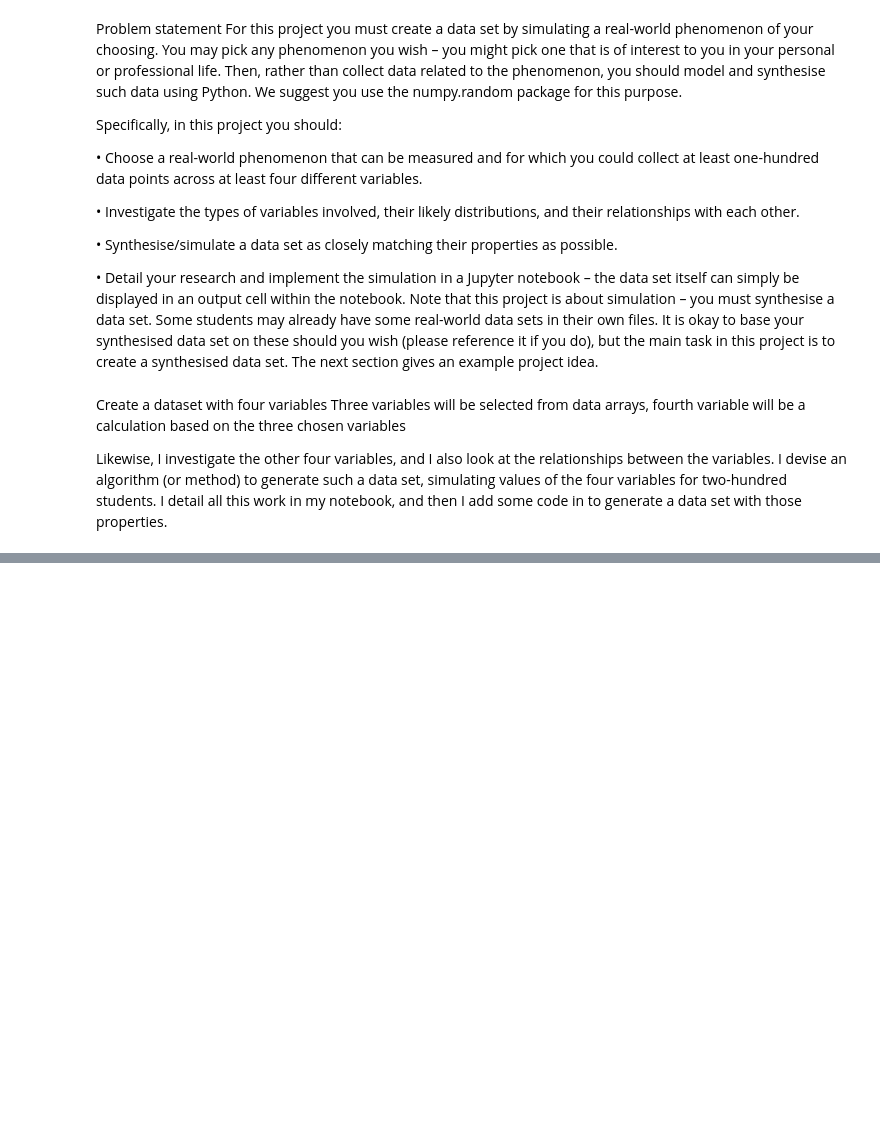
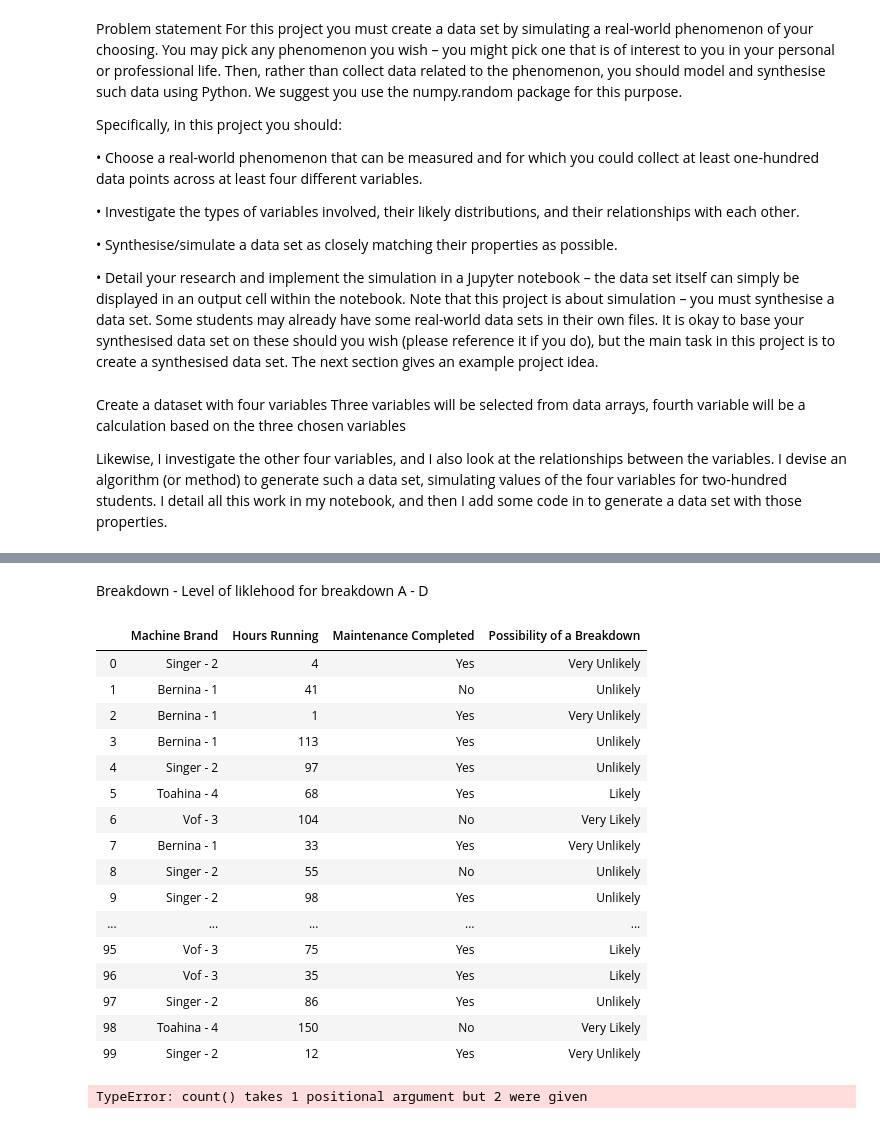
Before and after one commit to colmhiggs11/ProgrammingforDA-Project, a Jupyter notebook: ProForDA - Project.ipynb, the cells around one changed output, grey strips where cells are left out. Saved outputs shown, nothing was run; the diff lists cells and outputs as text; code cells hidden in the pictures; blank space fills up the shorter version.

Commit message:
dataframe created explanations needed

```diff
--- a/ProForDA - Project.ipynb
+++ b/ProForDA - Project.ipynb
@@ -33,3 +33,9 @@ import numpy as np
 import pandas as pd
 import matplotlib.pyplot as plt
 import seaborn as sns
+# %%
+Machine_make = np.random.choice(['Bernina - 1', 'Singer - 2', 'Vof - 3', 'Toahina - 4'], 100, p=[0.35,0.25,0.22,0.18])
+print(Machine_make)
+
+
+#https://oliveborden.com/best-worst-sewing-machine-brands/#4_Worst_Sewing_Machine_Brands
@@ -36,5 +63,5 @@ import seaborn as sns
 # %%
 rng = np.random.default_rng()
-Temperature = rng.integers(-4,41,100)
-print(Temperature)
+Hour_Running = rng.integers(1,168,100)
+print(Hour_Running)
 # %% [output]
@@ -98,0 +74,3 @@ print(Swimming_ability)
+# %%
+maintenance_comp = np.random.choice(['Yes', 'No'], 100, p =[0.60,0.40])
+print(maintenance_comp)
@@ -98,0 +86,2 @@ print(Swimming_ability)
+# %% [markdown]
+Breakdown - Level of liklehood for breakdown A - D
@@ -98,0 +90,56 @@ print(Swimming_ability)
+# %%
+d1 = {'Machine Brand': Machine_make, 'Hours Running': Hour_Running, 'Maintenance Completed': maintenance_comp,}
+#'Breakdown Likelihood': breakdown
+df = pd.DataFrame(d1)
+df
+
+a = ((df['Machine Brand'] == 'Toahina - 4') | (df['Machine Brand'] == 'Vof - 3'))& ((df['Maintenance Completed'] == 'Yes'))
+a1 = ((df['Machine Brand'] == 'Toahina - 4') | (df['Machine Brand'] == 'Vof - 3'))& ((df['Maintenance Completed'] == 'No')) & (df['Hours Running'] <= 84)
+a3 = ((df['Machine Brand'] == 'Toahina - 4') | (df['Machine Brand'] == 'Vof - 3')) & ((df['Maintenance Completed'] == 'No') & (df['Hours Running'] >= 84))
+
+b = ((df['Machine Brand'] == 'Singer - 2') | (df['Machine Brand'] == 'Bernina - 1')) & ((df['Maintenance Completed'] == 'No') & (df['Hours Running'] >= 84))
+b1 = ((df['Machine Brand'] == 'Singer - 2') | (df['Machine Brand'] == 'Bernina - 1')) & ((df['Maintenance Completed'] == 'Yes') & (df['Hours Running'] <= 84))
+b2 = ((df['Machine Brand'] == 'Singer - 2') | (df['Machine Brand'] == 'Bernina - 1')) & ((df['Maintenance Completed'] == 'Yes') & (df['Hours Running'] >= 84))
+b3 = ((df['Machine Brand'] == 'Singer - 2') | (df['Machine Brand'] == 'Bernina - 1')) & ((df['Maintenance Completed'] == 'No') & (df['Hours Running'] <= 84))
+
+
+conditions = [ (a | a1), (a3 & a3), (b & b), (b1 & b1), (b2 | b3) ]
+
+# create a list of the values we want to assign for each condition
+values = ['Likely', 'Very Likely','Likely', 'Very Unlikely', 'Unlikely']
+
+# create a new column and use np.select to assign values to it using our lists as arguments
+df['Possibility of a Breakdown'] = np.select(conditions, values)
+pd.set_option('display.max_rows', None)
+pd.set_option('display.max_columns', None)
+pd.set_option('display.width', None)
+pd.set_option('display.max_colwidth', -1)
+
+df
+
+#https://thispointer.com/python-pandas-how-to-display-full-dataframe-i-e-print-all-rows-columns-without-truncation/
+#https://numpy.org/doc/stable/reference/generated/numpy.select.html
+#https://pandas.pydata.org/pandas-docs/stable/reference/api/pandas.DataFrame.groupby.html
+#https://www.dataquest.io/blog/tutorial-add-column-pandas-dataframe-based-on-if-else-condition/
+# %% [output]
+|  | Machine Brand | Hours Running | Maintenance Completed | Possibility of a Breakdown |
+| 0 | Singer - 2 | 4 | Yes | Very Unlikely |
+| 1 | Bernina - 1 | 41 | No | Unlikely |
+| 2 | Bernina - 1 | 1 | Yes | Very Unlikely |
+| 3 | Bernina - 1 | 113 | Yes | Unlikely |
+| 4 | Singer - 2 | 97 | Yes | Unlikely |
+| 5 | Toahina - 4 | 68 | Yes | Likely |
+| 6 | Vof - 3 | 104 | No | Very Likely |
+| 7 | Bernina - 1 | 33 | Yes | Very Unlikely |
+| 8 | Singer - 2 | 55 | No | Unlikely |
+| 9 | Singer - 2 | 98 | Yes | Unlikely |
+| ... | ... | ... | ... | ... |
+| 95 | Vof - 3 | 75 | Yes | Likely |
+| 96 | Vof - 3 | 35 | Yes | Likely |
+| 97 | Singer - 2 | 86 | Yes | Unlikely |
+| 98 | Toahina - 4 | 150 | No | Very Likely |
+| 99 | Singer - 2 | 12 | Yes | Very Unlikely |
+# %%
+df.groupby('Possibility of a Breakdown').count([1])
+# %% [output]
+TypeError: count() takes 1 positional argument but 2 were given
```
Also changed, not shown: parts of 7 cells of this notebook.
